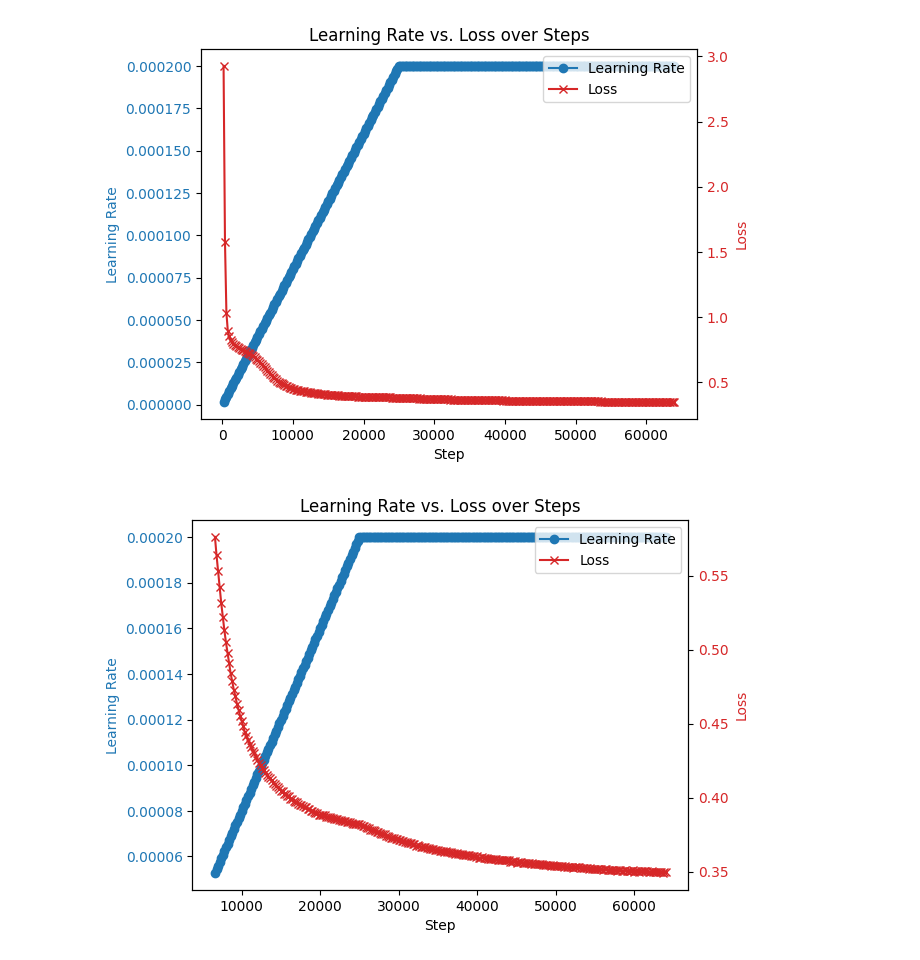
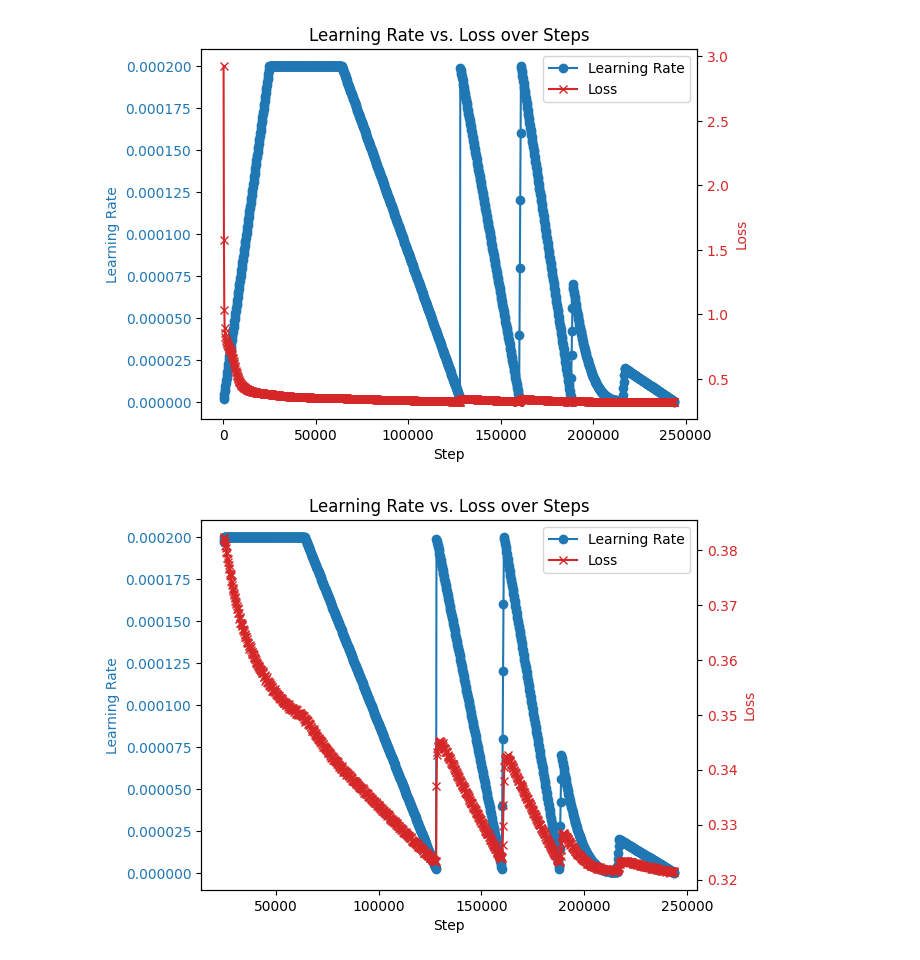
Before and after one commit to koyacolab/aispace, a Jupyter notebook: plot_state.ipynb, the cells around one changed output. Drawn from its saved outputs; the diff is of its cells as text; code cells hidden in the pictures.

```diff
--- a/plot_state.ipynb
+++ b/plot_state.ipynb
@@ -36,7 +36,7 @@ import json
 
 chkpt_list = [30000, 30000, 30000, 30000, 12000, 9000, 11000]
 chkpt_list = [8000, 8000, 8000, 16000, ] #8000, 8000, 13000]
-chkpt_list = [32000, 32000,]    # 64000, ]    # 32000] # 20000, 4000] #8000, 8000, 13000]
+chkpt_list = [32000, 32000, 64000, 32000, 28000, 28000, 28000]    # 32000] # 20000, 4000] #8000, 8000, 13000]
 
 !pwd
 
@@ -106,32 +129,36 @@ def plot_state(steps_all, learning_rates_all, losses_all):
     # Create a plot with 'step' on the x-axis
     fig, ax1 = plt.subplots()
 
     ax1.set_xlabel('Step')
     ax1.set_ylabel('Learning Rate', color='tab:blue')
     ax1.plot(steps_all, learning_rates_all, color='tab:blue', label='Learning Rate', marker='o')
     ax1.tick_params(axis='y', labelcolor='tab:blue')
 
     # Create a second y-axis for 'loss'
     ax2 = ax1.twinx()
     ax2.set_ylabel('Loss', color='tab:red')
     ax2.plot(steps_all, losses_all, color='tab:red', label='Loss', marker='x')
     ax2.tick_params(axis='y', labelcolor='tab:red')
 
     # Add a legend
     lines, labels = ax1.get_legend_handles_labels()
     lines2, labels2 = ax2.get_legend_handles_labels()
     ax2.legend(lines + lines2, labels + labels2, loc='upper right')
 
     # Show the plot
     plt.title('Learning Rate vs. Loss over Steps')
     plt.show()
 
 len_all = len(steps_all)
 plot_state(steps_all[:], learning_rates_all[:], losses_all[:])
 plot_state(steps_all[len_all//10:], learning_rates_all[len_all//10:], losses_all[len_all//10:])
 plot_state(steps_all[len_all//6:], learning_rates_all[len_all//6:], losses_all[len_all//6:])
 plot_state(steps_all[len_all//4:], learning_rates_all[len_all//4:], losses_all[len_all//4:])
 plot_state(steps_all[len_all//3:], learning_rates_all[len_all//3:], losses_all[len_all//3:])
+plot_state(steps_all[len_all//2:], learning_rates_all[len_all//2:], losses_all[len_all//2:])
+
+pos = len_all//2 + len_all//3
+plot_state(steps_all[pos:], learning_rates_all[pos:], losses_all[pos:])
 # %% [output]
-[figure, old version]
+[figure, new version]
-[figure, old version]
+[figure, new version]
```
Also changed, not shown: parts of 3 cells of this notebook, 3 other files.
